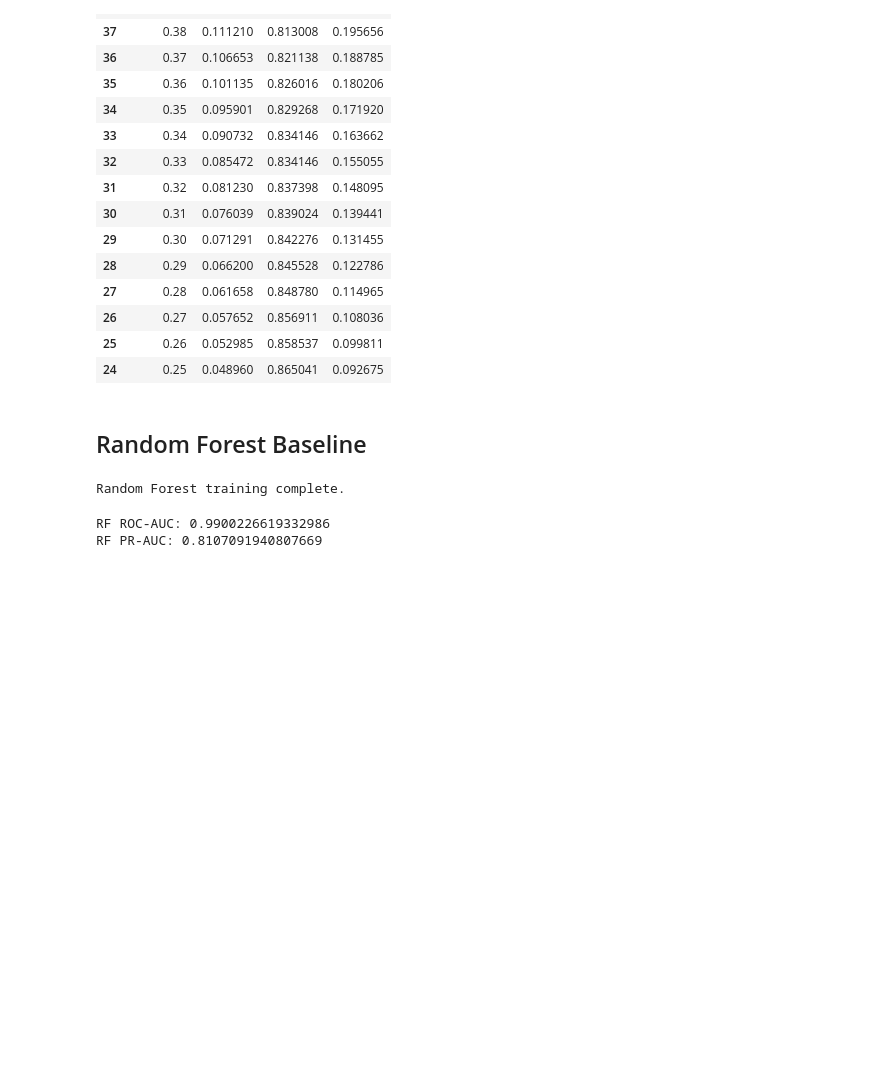
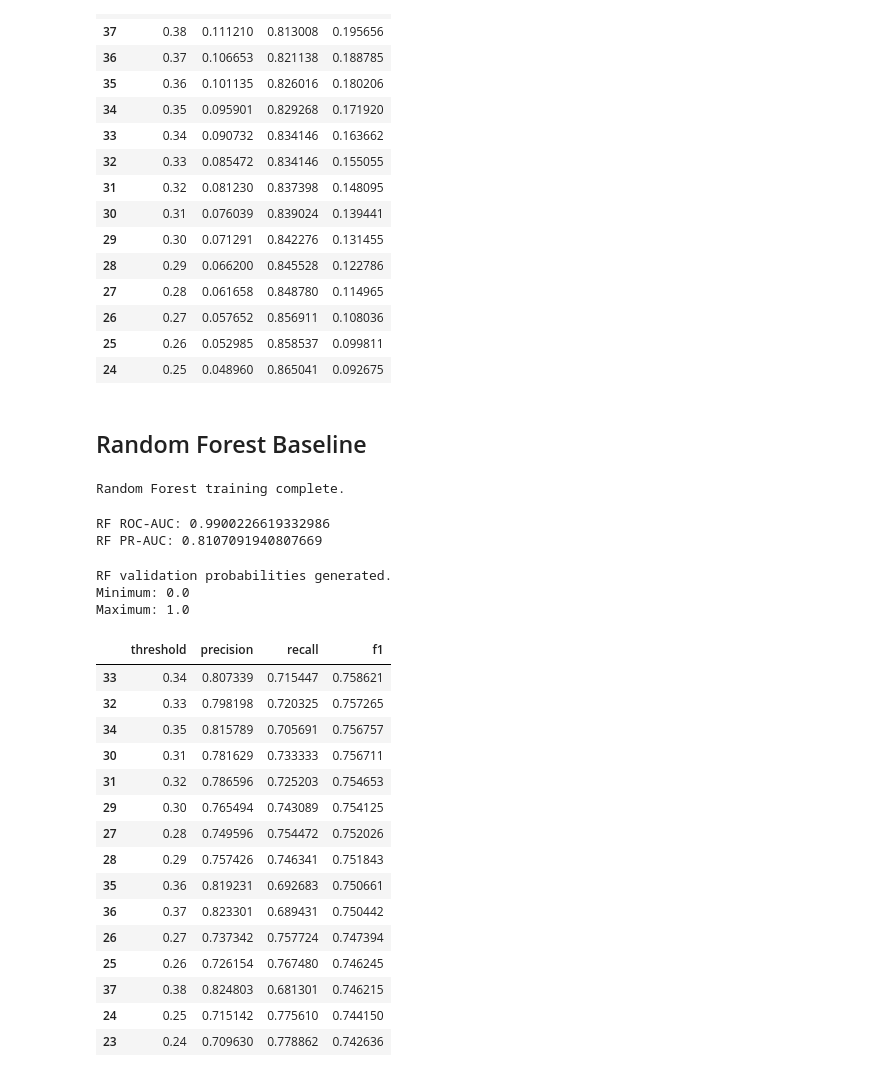
Before and after one commit to laraib275/AURA-Fraud-Intelligence, a Jupyter notebook: notebooks/04_baseline_models.ipynb, the cells around one changed output. Saved outputs shown, nothing was run; the diff lists cells and outputs as text; code cells hidden in the pictures; blank space fills up the shorter version.

```diff
--- a/notebooks/04_baseline_models.ipynb
+++ b/notebooks/04_baseline_models.ipynb
@@ -546,3 +535,68 @@ print("RF PR-AUC:",
 # %% [output]
 RF ROC-AUC: 0.9900226619332986
 RF PR-AUC: 0.8107091940807669
+# %%
+rf_val_prob = rf_pipeline.predict_proba(X_val)[:, 1]
+
+print("RF validation probabilities generated.")
+print("Minimum:", rf_val_prob.min())
+print("Maximum:", rf_val_prob.max())
+# %% [output]
+RF validation probabilities generated.
+Minimum: 0.0
+Maximum: 1.0
+# %%
+rf_threshold_results = []
+
+for threshold in np.arange(0.01, 1.00, 0.01):
+
+    pred = (rf_val_prob >= threshold).astype(int)
+
+    precision = precision_score(
+        y_val,
+        pred,
+        zero_division=0
+    )
+
+    recall = recall_score(
+        y_val,
+        pred,
+        zero_division=0
+    )
+
+    f1 = f1_score(
+        y_val,
+        pred,
+        zero_division=0
+    )
+
+    rf_threshold_results.append({
+        "threshold": threshold,
+        "precision": precision,
+        "recall": recall,
+        "f1": f1
+    })
+
+rf_threshold_df = pd.DataFrame(rf_threshold_results)
+
+rf_threshold_df.sort_values(
+    "f1",
+    ascending=False
+).head(15)
+# %% [output]
+|  | threshold | precision | recall | f1 |
+| 33 | 0.34 | 0.807339 | 0.715447 | 0.758621 |
+| 32 | 0.33 | 0.798198 | 0.720325 | 0.757265 |
+| 34 | 0.35 | 0.815789 | 0.705691 | 0.756757 |
+| 30 | 0.31 | 0.781629 | 0.733333 | 0.756711 |
+| 31 | 0.32 | 0.786596 | 0.725203 | 0.754653 |
+| 29 | 0.30 | 0.765494 | 0.743089 | 0.754125 |
+| 27 | 0.28 | 0.749596 | 0.754472 | 0.752026 |
+| 28 | 0.29 | 0.757426 | 0.746341 | 0.751843 |
+| 35 | 0.36 | 0.819231 | 0.692683 | 0.750661 |
+| 36 | 0.37 | 0.823301 | 0.689431 | 0.750442 |
+| 26 | 0.27 | 0.737342 | 0.757724 | 0.747394 |
+| 25 | 0.26 | 0.726154 | 0.767480 | 0.746245 |
+| 37 | 0.38 | 0.824803 | 0.681301 | 0.746215 |
+| 24 | 0.25 | 0.715142 | 0.775610 | 0.744150 |
+| 23 | 0.24 | 0.709630 | 0.778862 | 0.742636 |
```
Also changed, not shown: parts of 22 cells of this notebook.
